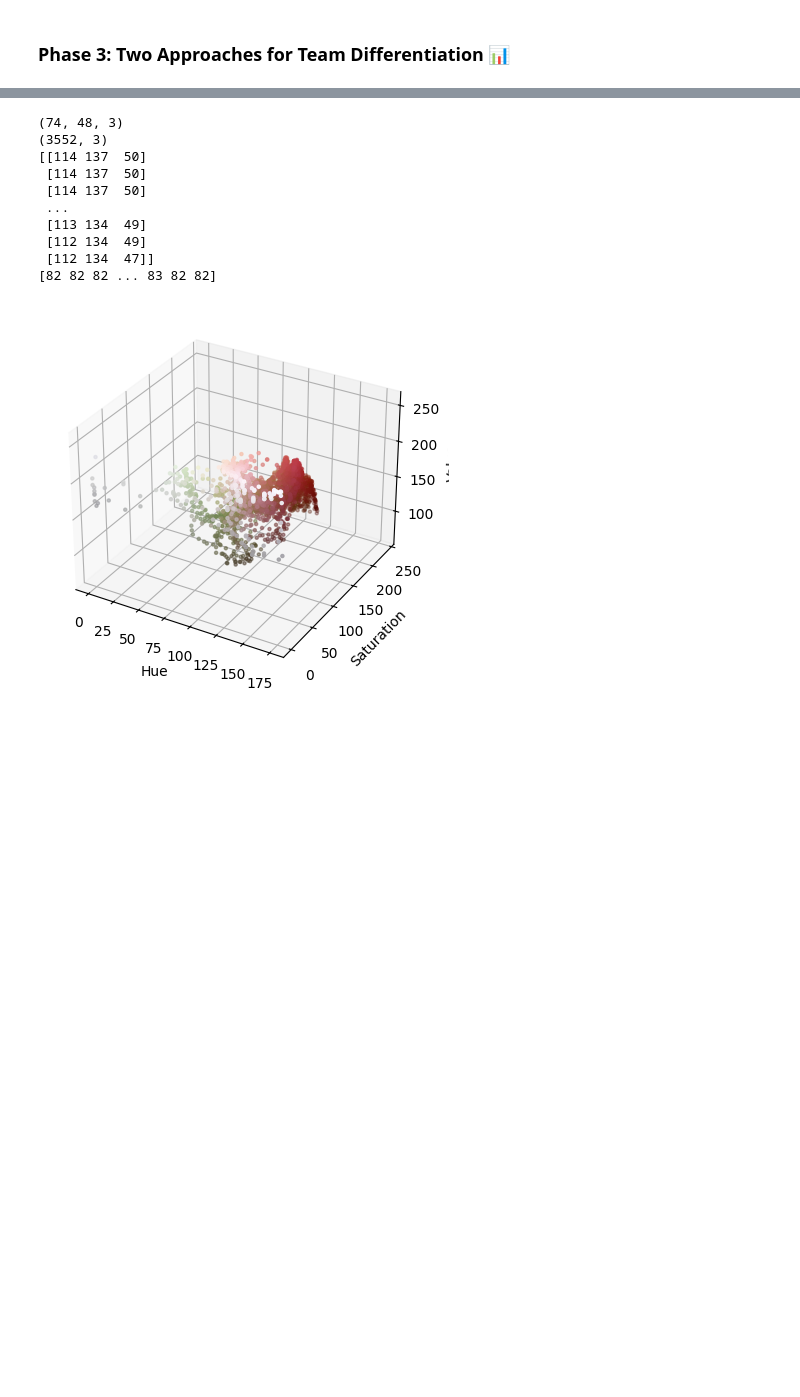
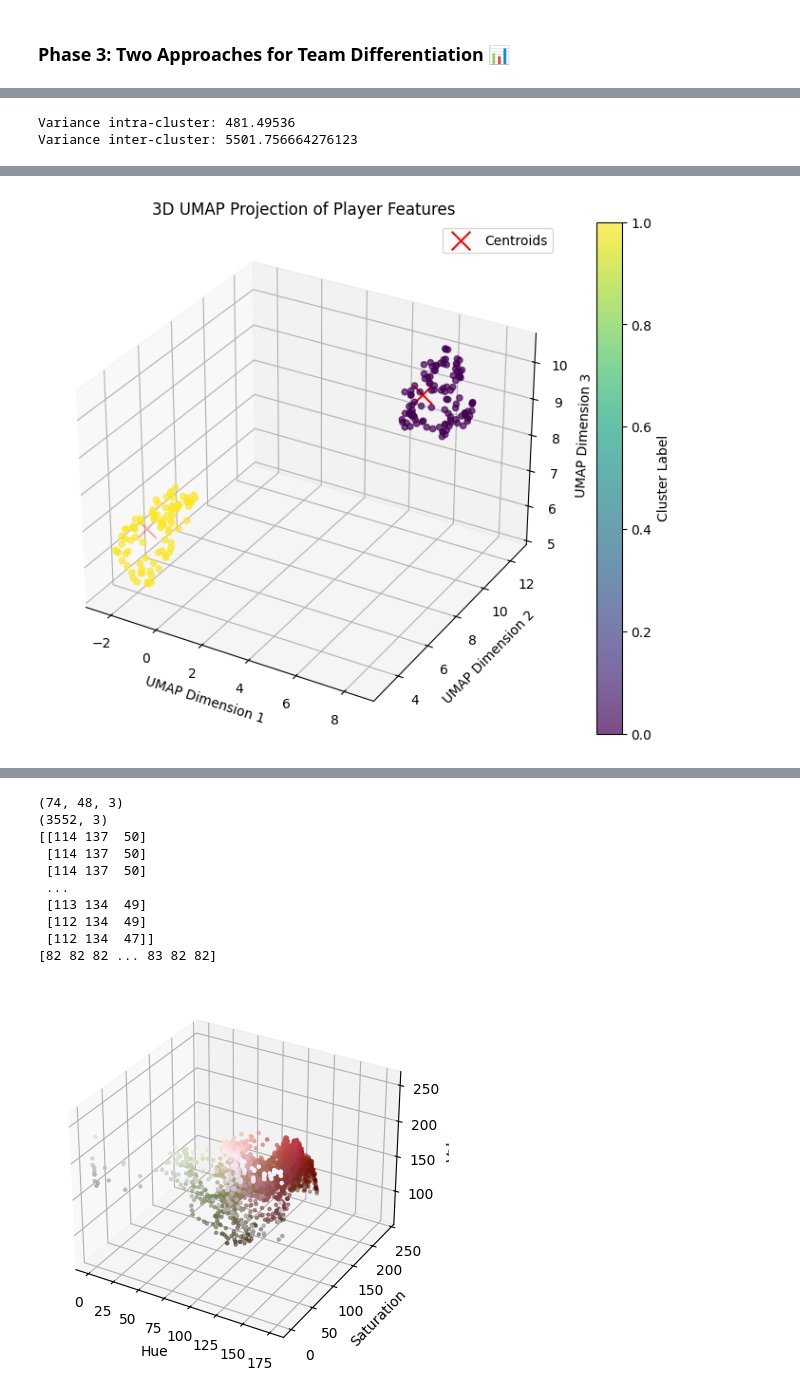
Before and after one commit to alyasltd/FootCVision, a Jupyter notebook: phase3/phase3.ipynb, the cells around one changed output, grey strips where cells are left out. Cells and saved outputs as stored; diff of their text form; code cells hidden in the pictures; blank space fills up the shorter version.

```diff
--- a/phase3/phase3.ipynb
+++ b/phase3/phase3.ipynb
@@ -2,0 +50,6 @@
+# %%
+projection_3d = classifier.projection_umap(features, n_components=3)
+classifier.plot_projection_3d(projection_3d, clusters)
+# %% [output]
+Variance intra-cluster: 481.49536
+Variance inter-cluster: 5501.756664276123
@@ -2,0 +58 @@
+[figure, added]
```
Also changed, not shown: parts of 10 cells of this notebook, 1 other file.
